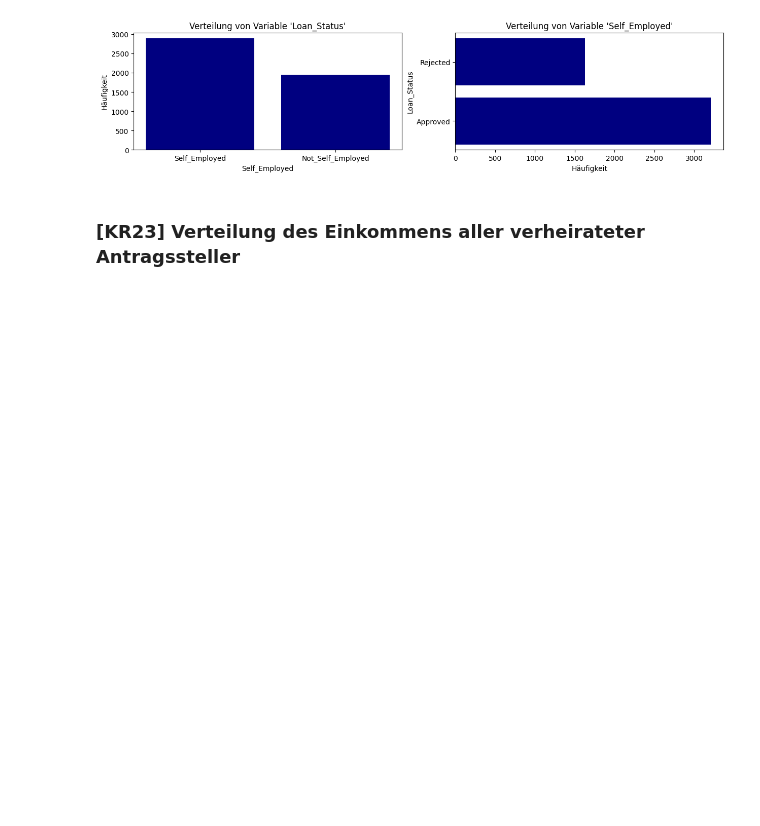
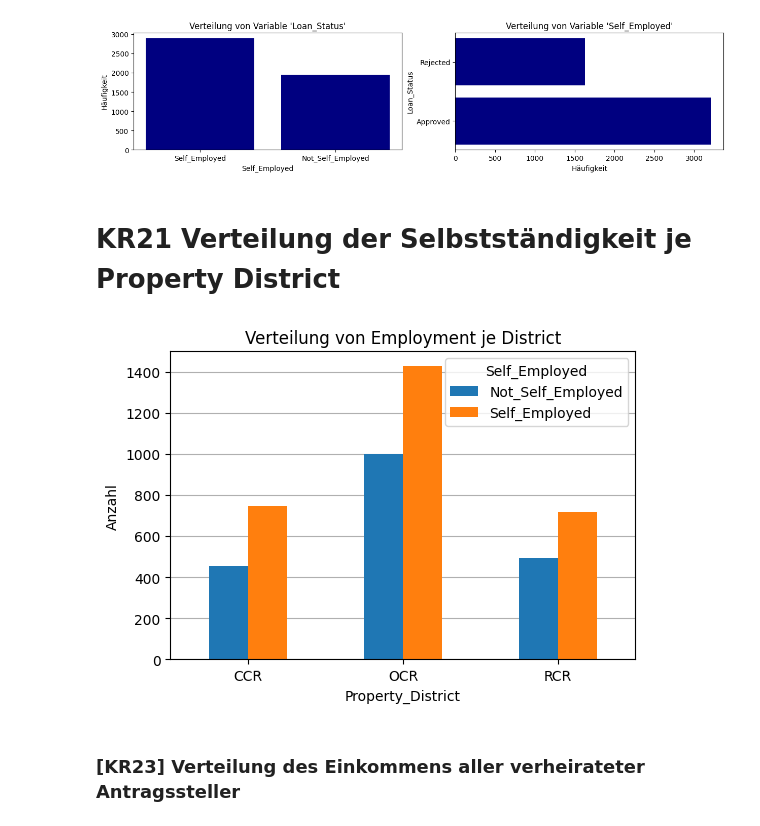
Before and after one commit to GoetzEli/Data-Visualisation-Kredit, a Jupyter notebook: combined_kredit.ipynb, the cells around one changed output. Drawn from its saved outputs; the diff is of its cells as text; code cells hidden in the pictures; blank space fills up the shorter version.

```diff
--- a/combined_kredit.ipynb
+++ b/combined_kredit.ipynb
@@ -616,6 +616,26 @@ plt.show()
 2888
 3207
 [figure]
+# %% [markdown]
+# KR21 Verteilung der Selbstständigkeit je Property District
+# %%
+df_KR21 = df_complete[["Property_District", "Self_Employed"]]
+df_KR21 = df_KR21.replace(True, "Self_Employed").replace(False, "Not_Self_Employed")
+# print(df_KR21)
+
+df_temp = df_KR21.pivot_table(index="Property_District", columns="Self_Employed", aggfunc="size")
+ax = df_temp.plot(kind='bar', figsize=(6, 4))
+ax.set_title("Verteilung von Employment je District")
+ax.set_xlabel("Property_District")
+ax.set_ylabel("Anzahl")
+ax.set_xticklabels(df_temp.index, rotation=.45)
+# Ledigliche horizontale Grid Linien
+ax.grid(axis='y')
+# Horizontale Grid Linie hinter Bars
+ax.set_axisbelow(True)
+plt.show()
+# %% [output]
+[figure, added]
 # %% [markdown]
 ### [KR23] Verteilung des Einkommens aller verheirateter Antragssteller
 # %%
```
